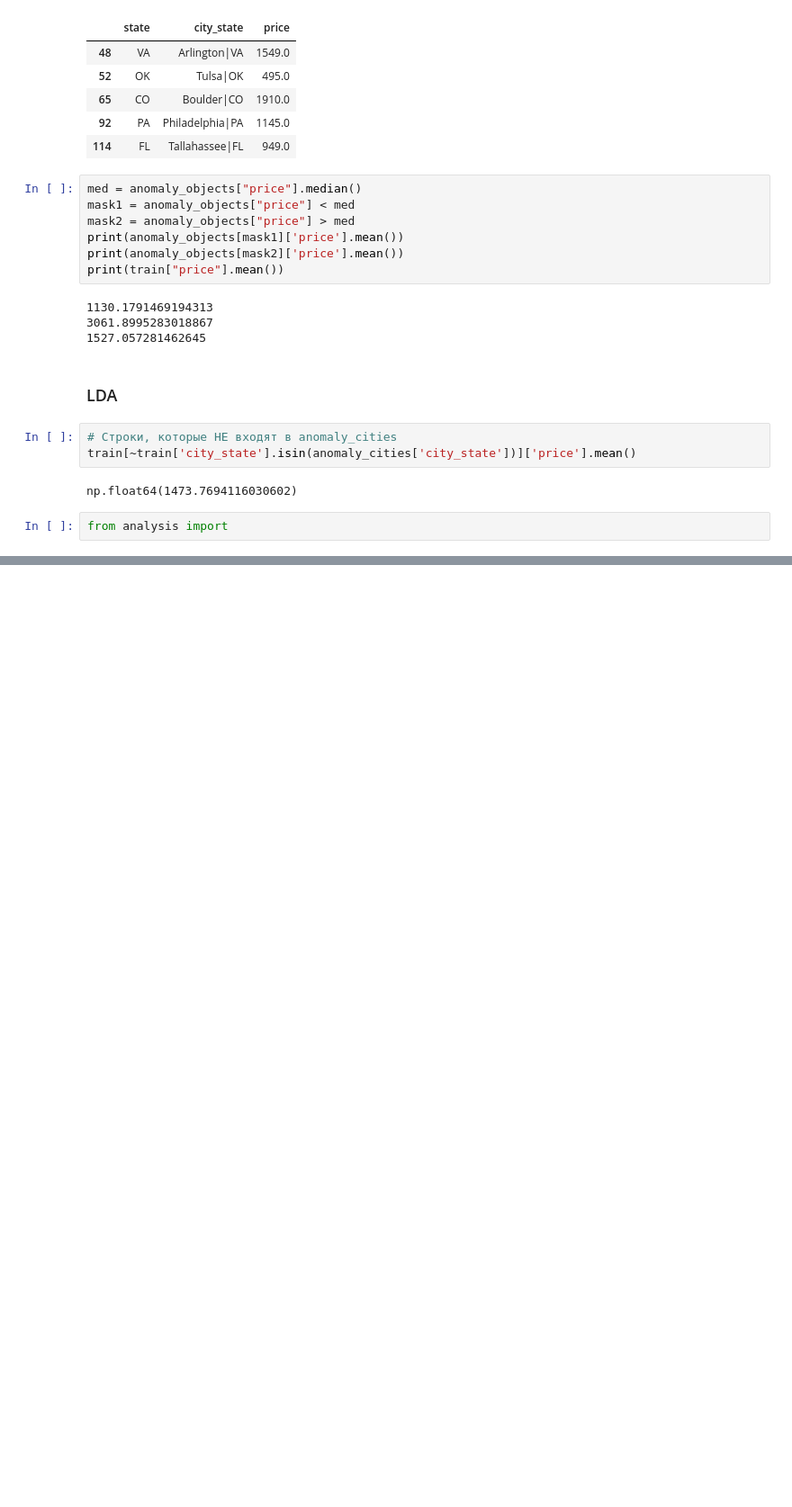
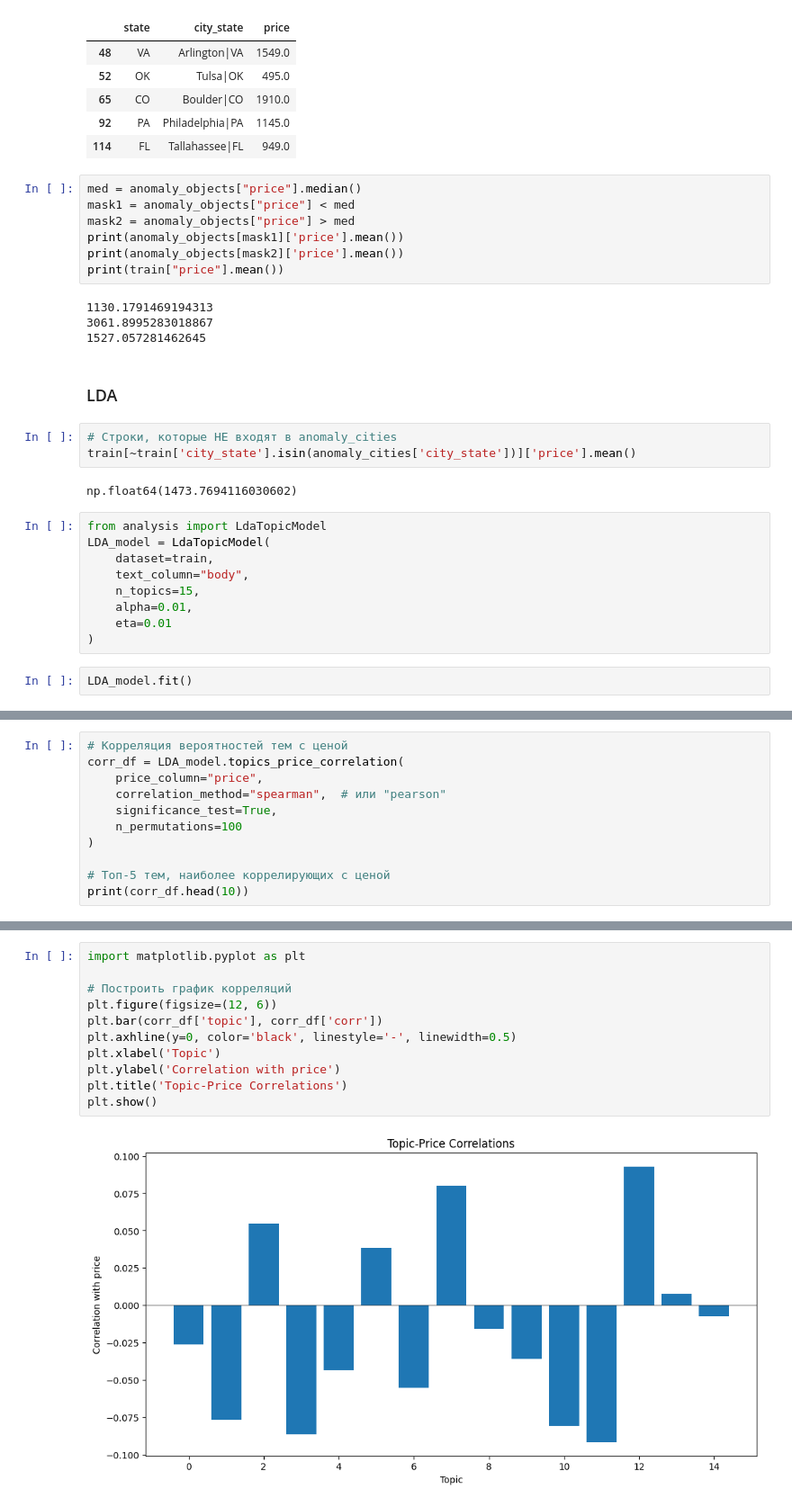
Before and after one commit to gshjis/Apartment-Rent-Data, a Jupyter notebook: notebooks/categorical.ipynb, the cells around one changed output, grey strips where cells are left out. Shown at 90% size. Drawn from its saved outputs; the diff is of its cells as text; blank space fills up the shorter version.

```diff
--- a/notebooks/categorical.ipynb
+++ b/notebooks/categorical.ipynb
@@ -388,4 +388,13 @@ train[~train['city_state'].isin(anomaly_cities['city_state'])]['price'].mean()
 # %% [output]
 np.float64(1473.7694116030602)
 # %%
-from analysis import
+from analysis import LdaTopicModel
+LDA_model = LdaTopicModel(
+    dataset=train,
+    text_column="body",
+    n_topics=15,
+    alpha=0.01,
+    eta=0.01
+)
+# %%
+LDA_model.fit()
@@ -391,0 +414,11 @@ from analysis import
+# %%
+# Корреляция вероятностей тем с ценой
+corr_df = LDA_model.topics_price_correlation(
+    price_column="price",
+    correlation_method="spearman",  # или "pearson"
+    significance_test=True,
+    n_permutations=100
+)
+
+# Топ-5 тем, наиболее коррелирующих с ценой
+print(corr_df.head(10))
@@ -391,0 +463,13 @@ from analysis import
+# %%
+import matplotlib.pyplot as plt
+
+# Построить график корреляций
+plt.figure(figsize=(12, 6))
+plt.bar(corr_df['topic'], corr_df['corr'])
+plt.axhline(y=0, color='black', linestyle='-', linewidth=0.5)
+plt.xlabel('Topic')
+plt.ylabel('Correlation with price')
+plt.title('Topic-Price Correlations')
+plt.show()
+# %% [output]
+[figure, added]
```
Also changed, not shown: parts of 6 cells of this notebook, 2 other files.
